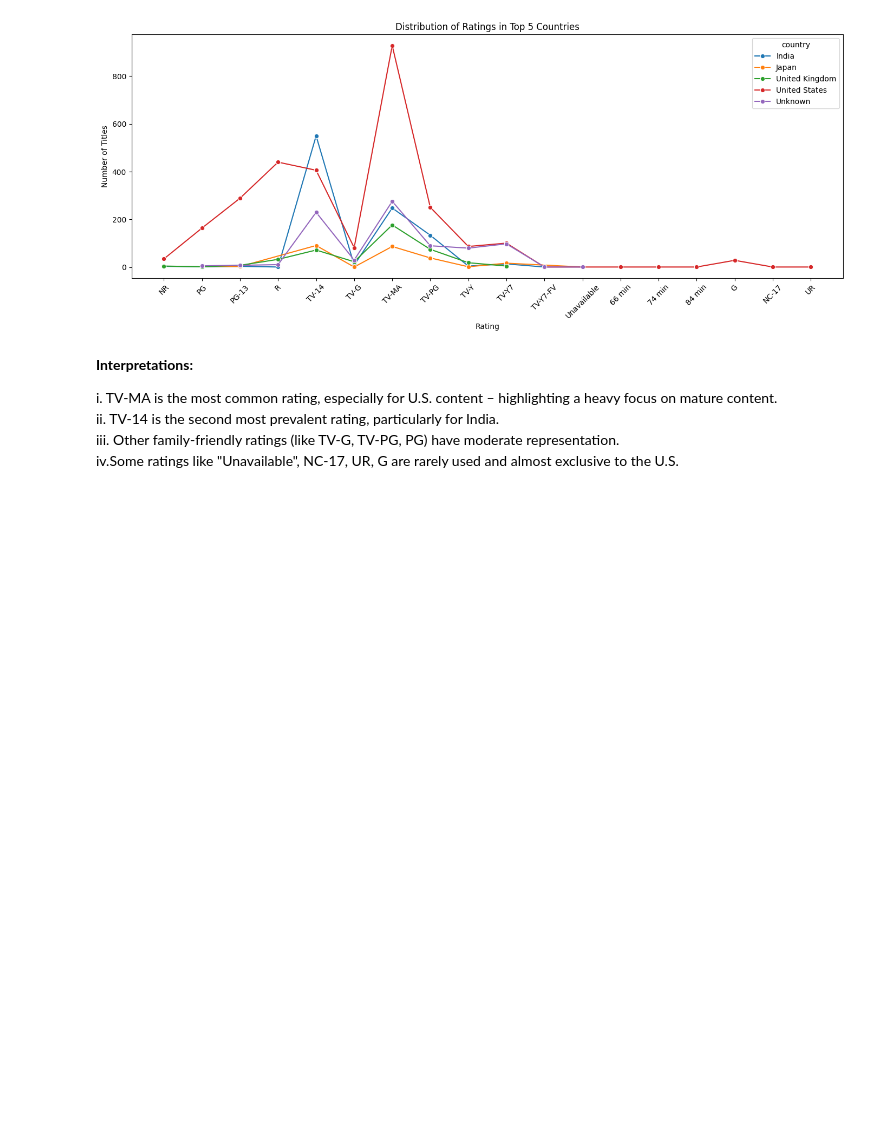
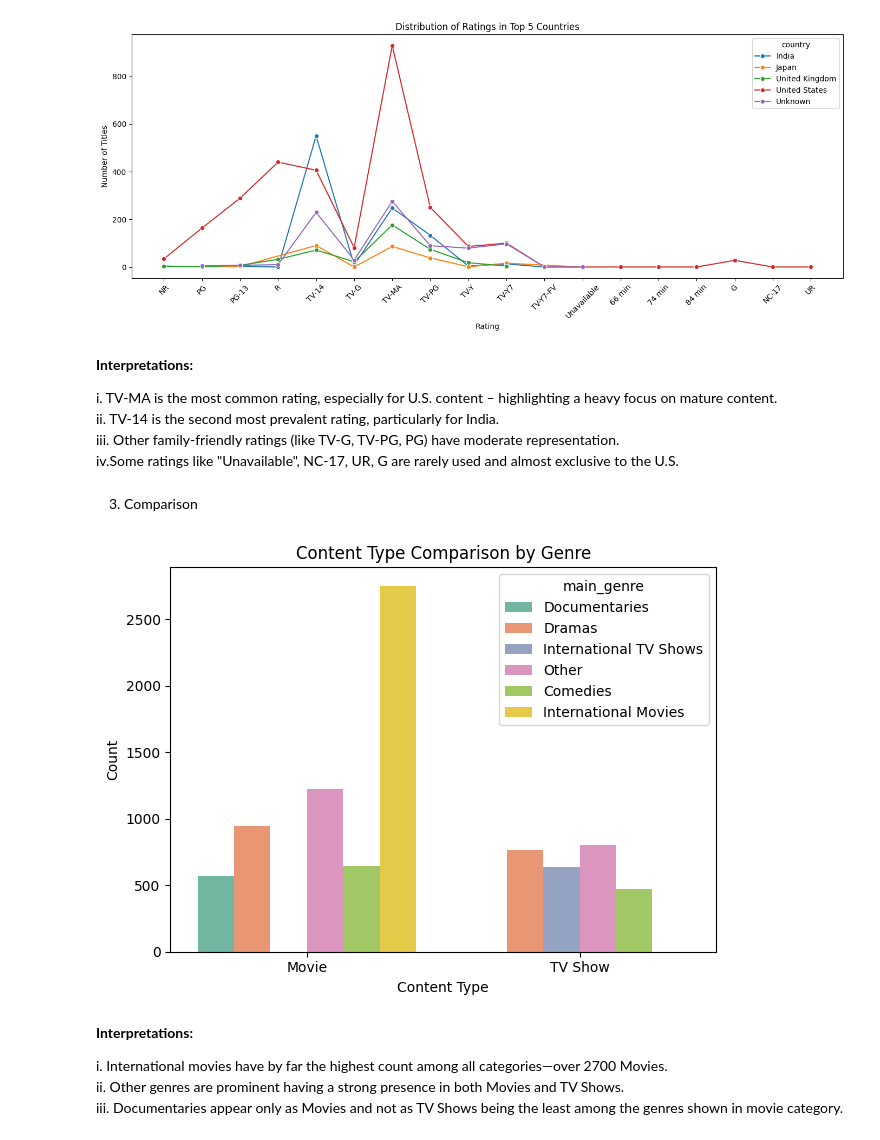
Before and after one commit to SakriyaPyakurel/netflix-EDA, a Jupyter notebook: eda.ipynb, the cells around one changed output. Cells and saved outputs as stored; diff of their text form; code cells hidden in the pictures; blank space fills up the shorter version.

```diff
--- a/eda.ipynb
+++ b/eda.ipynb
@@ -701,3 +710,20 @@ i. TV-MA is the most common rating, especially for U.S. content – highlighting
 ii. TV-14 is the second most prevalent rating, particularly for India.<br>
 iii. Other family-friendly ratings (like TV-G, TV-PG, PG) have moderate representation.<br>
 iv.Some ratings like "Unavailable", NC-17, UR, G are rarely used and almost exclusive to the U.S.
+# %% [markdown]
+3. Comparison
+# %%
+# show type comparison - Movies and TV shows based on main genre
+sb.countplot(data=df, x='type', hue='main_genre', palette='Set2')
+plt.title('Content Type Comparison by Genre')
+plt.xlabel('Content Type')
+plt.ylabel('Count')
+plt.tight_layout()
+# %% [output]
+[figure, added]
+# %% [markdown]
+<b>Interpretations:</b><br>
+
+i. International movies have by far the highest count among all categories—over 2700 Movies.<br>
+ii. Other genres are prominent having a strong presence in both Movies and TV Shows.<br>
+iii. Documentaries appear only as Movies and not as TV Shows being the least among the genres shown in movie category.<br>
```
Also changed, not shown: parts of 11 cells of this notebook.
